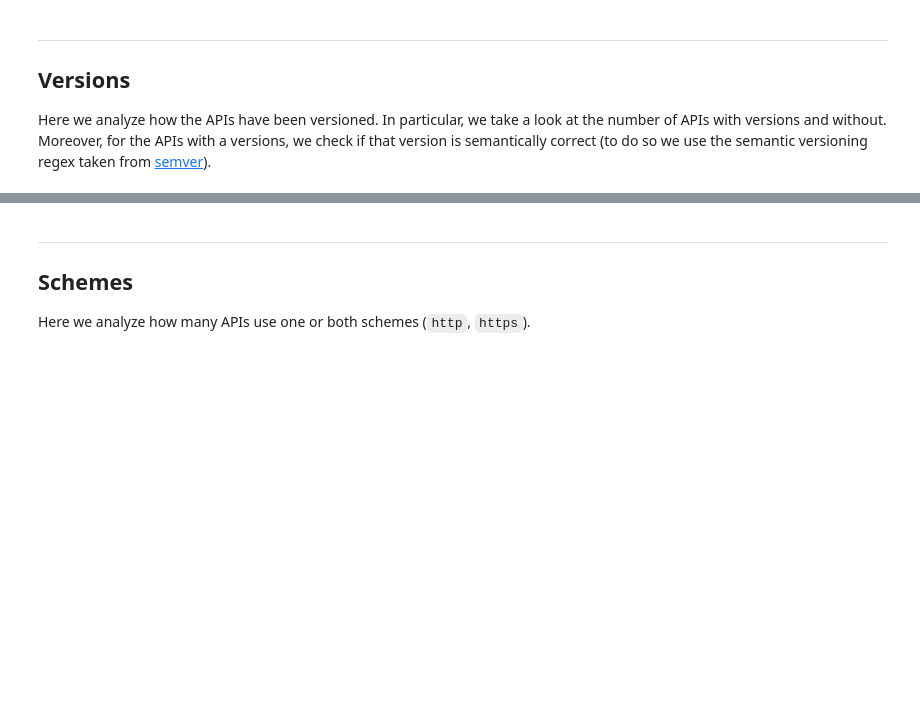
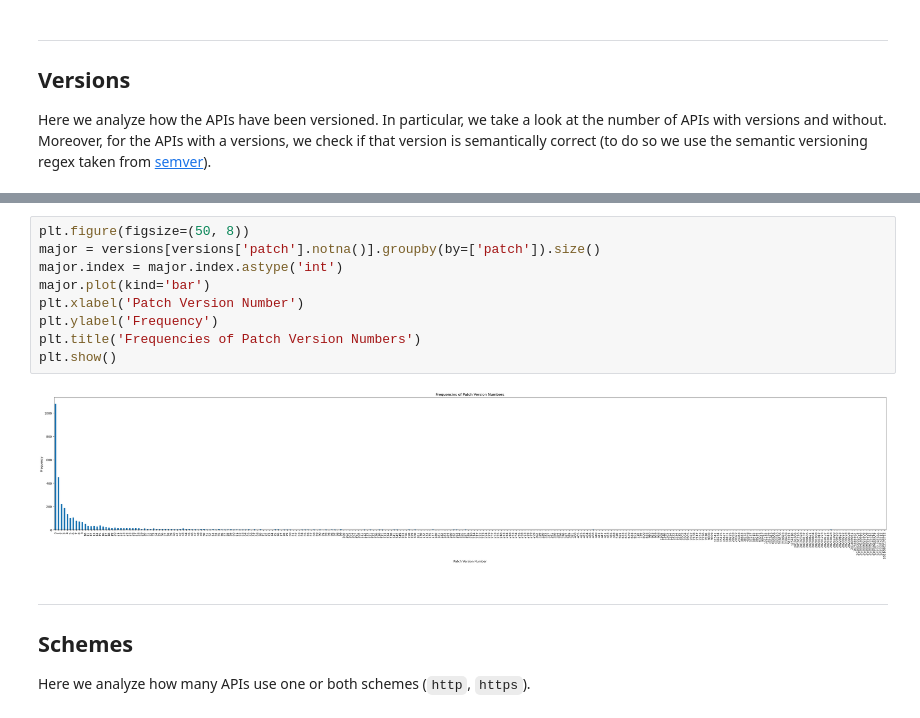
Before and after one commit to APIScout/research, a Jupyter notebook: notebooks/statistics.ipynb, the cells around one changed output, grey strips where cells are left out. Cells and saved outputs as stored; diff of their text form; blank space fills up the shorter version.

```diff
--- a/notebooks/statistics.ipynb
+++ b/notebooks/statistics.ipynb
@@ -45,3 +102,14 @@ With semantic versioning:
+# %%
+plt.figure(figsize=(50, 8))
+major = versions[versions['patch'].notna()].groupby(by=['patch']).size()
+major.index = major.index.astype('int')
+major.plot(kind='bar')
+plt.xlabel('Patch Version Number')
+plt.ylabel('Frequency')
+plt.title('Frequencies of Patch Version Numbers')
+plt.show()
+# %% [output]
+[figure, added]
 # %% [markdown]
 ---
 
```
Also changed, not shown: parts of 8 cells of this notebook, 4 other files.
